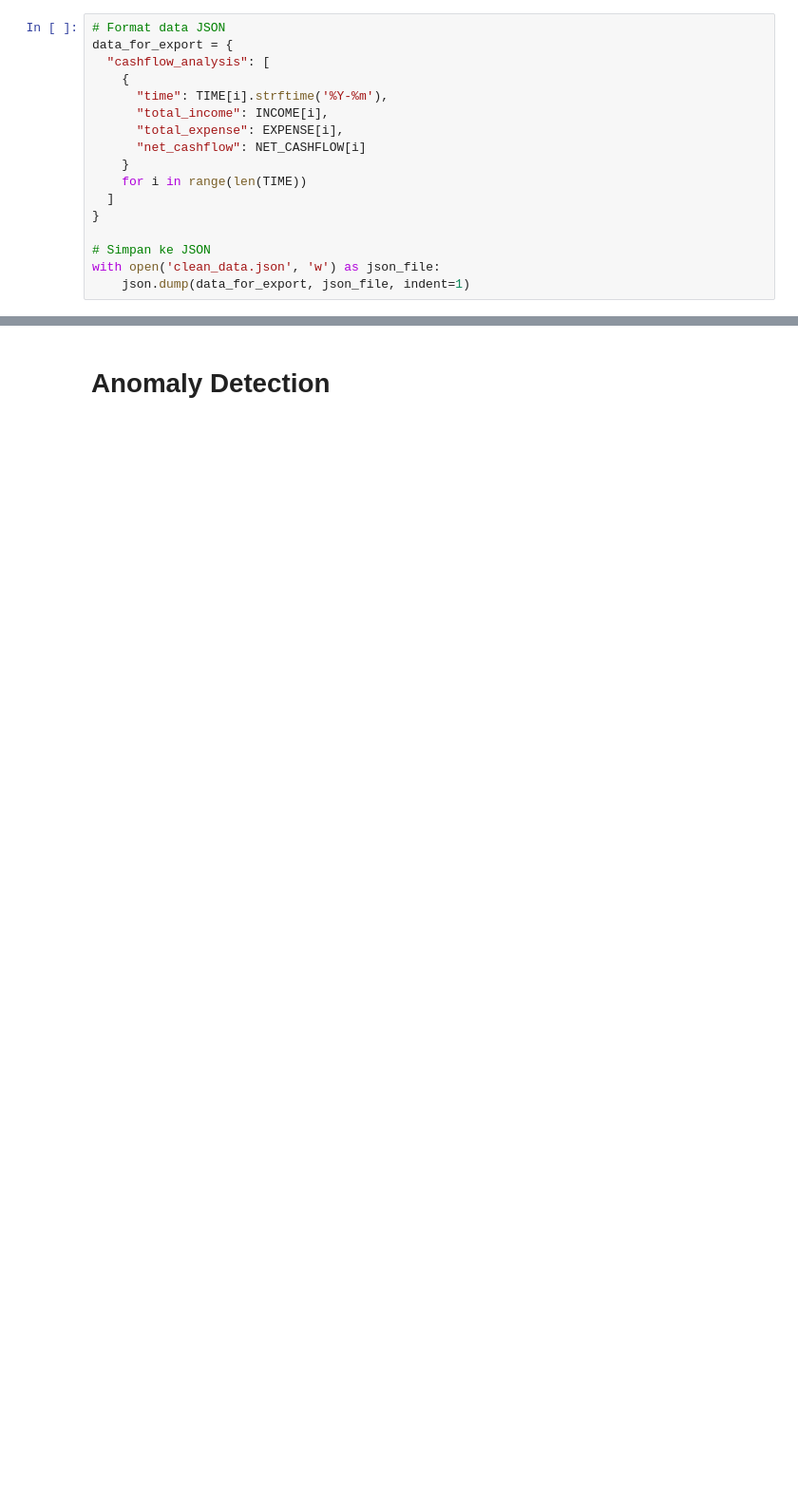
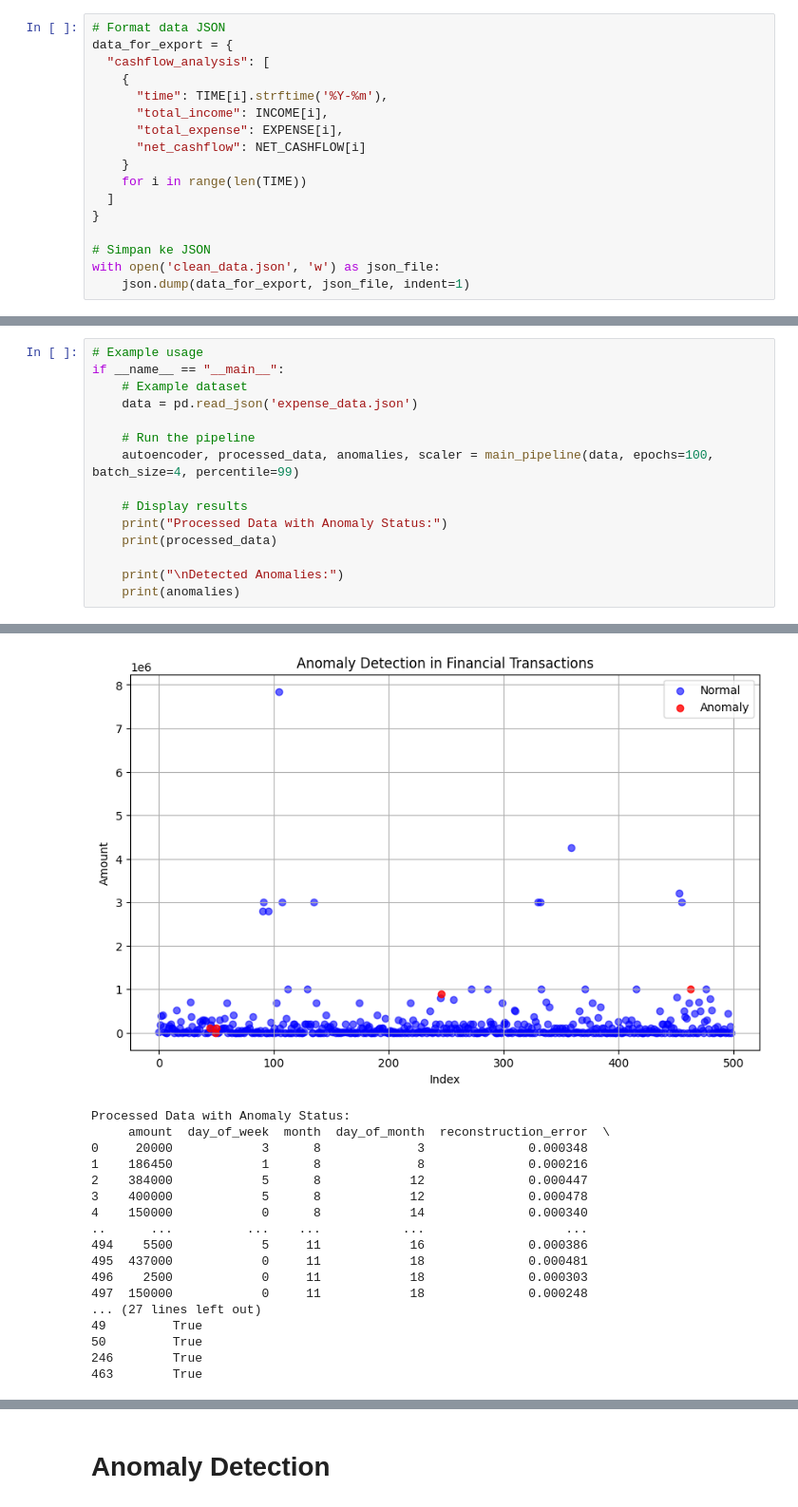
Before and after one commit to itsmaul/bangkit-capstone, a Jupyter notebook: All_Integrated.ipynb, the cells around one changed output, grey strips where cells are left out. Shown at 95% size. Drawn from its saved outputs; the diff is of its cells as text; blank space fills up the shorter version.

```diff
--- a/All_Integrated.ipynb
+++ b/All_Integrated.ipynb
@@ -118,0 +340,16 @@ with open('clean_data.json', 'w') as json_file:
+# %%
+# Example usage
+if __name__ == "__main__":
+    # Example dataset
+    data = pd.read_json('expense_data.json')
+
+    # Run the pipeline
+    autoencoder, processed_data, anomalies, scaler = main_pipeline(data, epochs=100, batch_size=4, percentile=99)
+
+    # Display results
+    print("Processed Data with Anomaly Status:")
+    print(processed_data)
+
+    print("\nDetected Anomalies:")
+    print(anomalies)
+# %% [output]
@@ -118,0 +373,18 @@ with open('clean_data.json', 'w') as json_file:
+[figure, added]
+Processed Data with Anomaly Status:
+     amount  day_of_week  month  day_of_month  reconstruction_error  \
+0     20000            3      8             3              0.000348
+1    186450            1      8             8              0.000216
+2    384000            5      8            12              0.000447
+3    400000            5      8            12              0.000478
+4    150000            0      8            14              0.000340
+..      ...          ...    ...           ...                   ...
+494    5500            5     11            16              0.000386
+495  437000            0     11            18              0.000481
+496    2500            0     11            18              0.000303
+497  150000            0     11            18              0.000248
+... (27 lines left out)
+49         True
+50         True
+246        True
+463        True
```
Also changed, not shown: parts of 31 cells of this notebook.
